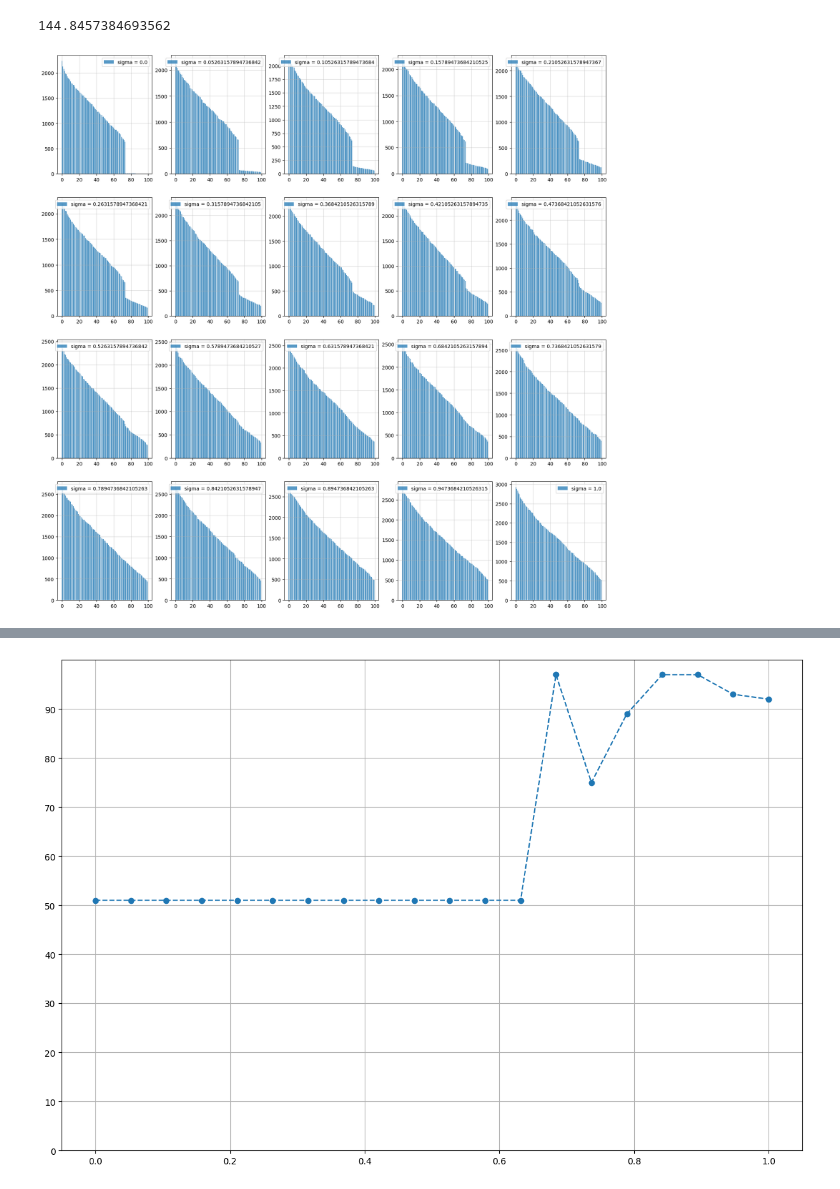
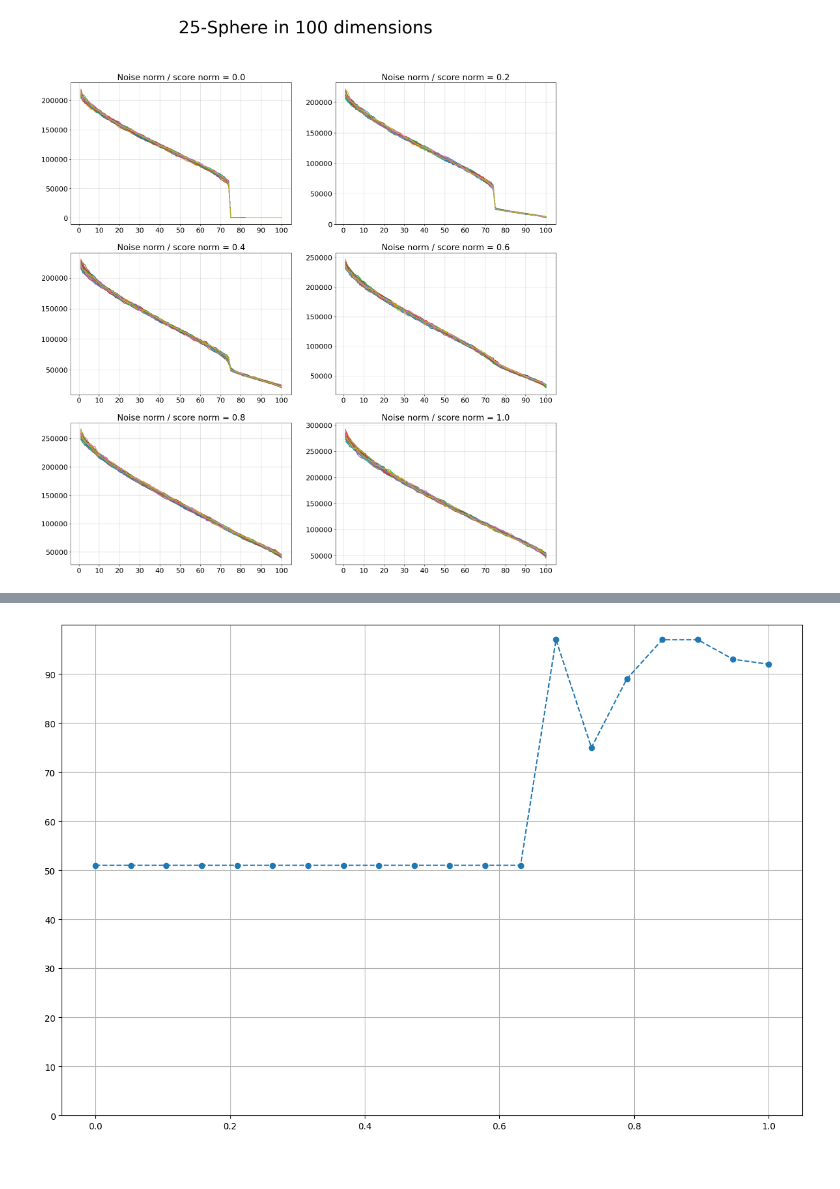
Before and after one commit to GBATZOLIS/conditional_score_diffusion, a Jupyter notebook: notebooks/robustness_score.ipynb, the cells around one changed output, grey strips where cells are left out. Drawn from its saved outputs; the diff is of its cells as text; code cells hidden in the pictures.

```diff
--- a/notebooks/robustness_score.ipynb
+++ b/notebooks/robustness_score.ipynb
@@ -63,7 +64,7 @@ def robust(config, noise=0):
   score_fn = mutils.get_score_fn(sde, score_model, conditional=False, train=False, continuous=True)
   #---- end of setup ----
 
-  num_datapoints = 2
+  num_datapoints = 100
   singular_values = []
   normalized_scores_list = []
   idx = 0
@@ -109,12 +110,12 @@ def robust(config, noise=0):
 
         means = scores.mean(dim=0, keepdim=True)
         normalized_scores = scores - means
-        print(normalized_scores.shape)
+        #print(normalized_scores.shape)
         #corrupt
         norm = torch.linalg.norm(normalized_scores, dim=1).mean()
         corruption = noise * norm * torch.randn_like(normalized_scores) / np.sqrt(normalized_scores.shape[1])
         corruption_norm = torch.linalg.norm(corruption, dim=1).mean()
-        print(f'score norm: {norm}, corruption norm: {corruption_norm}, corruption_std: {noise * norm / np.sqrt(normalized_scores.shape[1])}')
+
         normalized_scores = corruption + normalized_scores
 
         #normalized_scores_list.append(normalized_scores.tolist())
@@ -125,12 +126,13 @@ def robust(config, noise=0):
 
         idx+=1
         pbar.update(1)
+    print(f'score norm: {norm}, corruption norm: {corruption_norm}, corruption_std: {noise * norm / np.sqrt(normalized_scores.shape[1])}')
     return singular_values
 # %%
-stds = np.linspace(0, 1, 20)
+stds = np.linspace(0, 1, 6)
 r = []
 for std in stds:
-    singular_values = robust(config, noise=std)[0]
+    singular_values = robust(config, noise=std)
     r.append(singular_values)
 # %% [output]
 Lightning automatically upgraded your loaded checkpoint from v1.5.1 to v1.9.0. To apply the upgrade to your files permanently, run `python -m pytorch_lightning.utilities.upgrade_checkpoint --file logs ...
@@ -180,20 +150,23 @@ m = marcenko_pastur_median(2.25)
-# %%
-m = marcenko_pastur_median(2.25)
-np.median(r[0]) / np.sqrt(225 * m)
-# %% [output]
-144.8457384693562
 # %%
-fig, axes = plt.subplots(4, 5,figsize=(20,20))
+plt.rcParams.update({'font.size': 16})
+fig, axes = plt.subplots(3, 2,figsize=(20,20))
 axes = axes.flatten()
 #ax.rcParams.update({'font.size': 16})
 
-for i, (std, s) in enumerate(zip(stds, r)):
+for i, (std, singular_values) in enumerate(zip(stds, r)):
+    sing_vals = singular_values[0]
     axes[i].grid(alpha=0.5)
-    axes[i].bar(range(len(s)), s, label=f'sigma = {std}', alpha=0.75)
-    axes[i].legend()
+    axes[i].set_title(f'Noise norm / score norm = {std:.2}')
+    axes[i].set_xticks(np.arange(0, len(sing_vals)+1, 10))
+    for sing_vals in singular_values:
+        #axes[i].bar(list(range(1, len(sing_vals)+1)),sing_vals)
+        axes[i].plot(list(range(1, len(sing_vals)+1)),sing_vals)
+    #axes[i].legend()
 #plt.xticks(range(0, 100, 5))
 #plt.vlines(95, 0, np.max(s), color='r', linestyles='--')
 #plt.vlines(70, 0, np.max(s), color='r', linestyles='--')
+fig.suptitle('25-Sphere in 100 dimensions', fontsize=40)
 fig.show()
+fig.savefig('figures/robustness/25sphere.png', dpi=300, )
 # %% [output]
-[figure, old version]
+[figure, new version]
```
Also changed, not shown: parts of 9 cells of this notebook, 1 other file.
